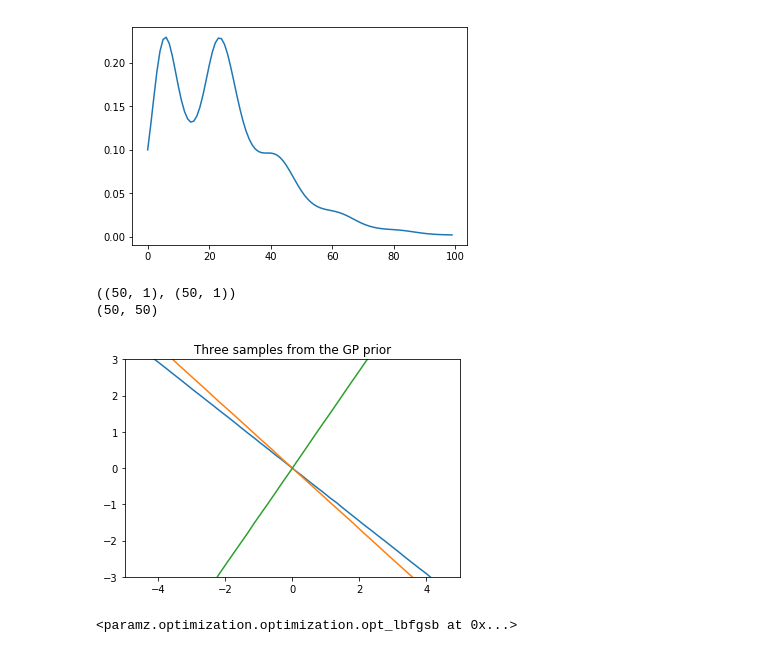
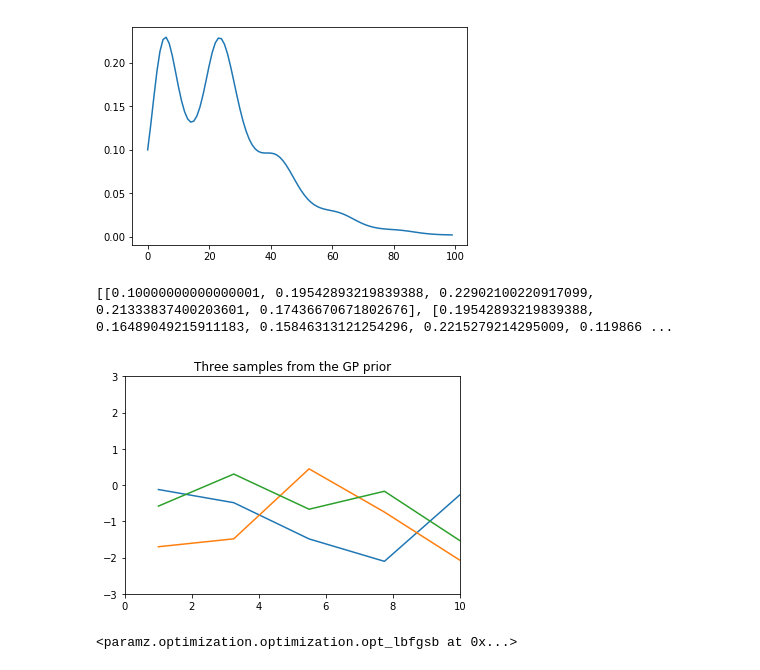
Before and after one commit to gcgibson/ssvgd, a Jupyter notebook: semiparametricgp.ipynb, the cells around one changed output. Drawn from its saved outputs; the diff is of its cells as text; code cells hidden in the pictures.

```diff
--- a/semiparametricgp.ipynb
+++ b/semiparametricgp.ipynb
@@ -45,37 +45,42 @@ plt.show()
 # %%
 import numpy as np
 import matplotlib.pyplot as pl
 
 # Test data
-n = 50
-Xtest = np.linspace(-5, 5, n).reshape(-1,1)
+n = 5
+Xtest = np.linspace(1, 10, n).reshape(-1,1)
 
 # Define the kernel function
 def kernel(a, b, param):
-    print (a.shape,b.shape)
+    ret_ar = []
     sqdist = a.transpose()*b
-    print (sqdist.shape)
-    return sqdist
+    for a_ in a:
+        tmp = []
+        for b_ in b:
+            S,I,R = sir_step(.9,.1,0,a_*b_)
+            tmp.append(I[-1])
+        ret_ar.append(tmp)
+    return ret_ar
 
 param = 0.1
 K_ss = kernel(Xtest, Xtest, param)
 
 # Get cholesky decomposition (square root) of the
 # covariance matrix
-L = np.linalg.cholesky(K_ss + 1e-5*np.eye(n))
+print (K_ss)
+L = np.linalg.cholesky(K_ss + np.eye(n))
 # Sample 3 sets of standard normals for our test points,
 # multiply them by the square root of the covariance matrix
 f_prior = np.dot(L, np.random.normal(size=(n,3)))
 
 # Now let's plot the 3 sampled functions.
 pl.plot(Xtest, f_prior)
-pl.axis([-5, 5, -3, 3])
+pl.axis([0, 10, -3, 3])
 pl.title('Three samples from the GP prior')
 pl.show()
 # %% [output]
-((50, 1), (50, 1))
-(50, 50)
+[[0.10000000000000001, 0.19542893219839388, 0.22902100220917099, 0.21333837400203601, 0.17436670671802676], [0.19542893219839388, 0.16489049215911183, 0.15846313121254296, 0.2215279214295009, 0.119866 ...
-[figure, old version]
+[figure, new version]
 # %%
 import GPy
 
```
Also changed, not shown: 1 other file.
